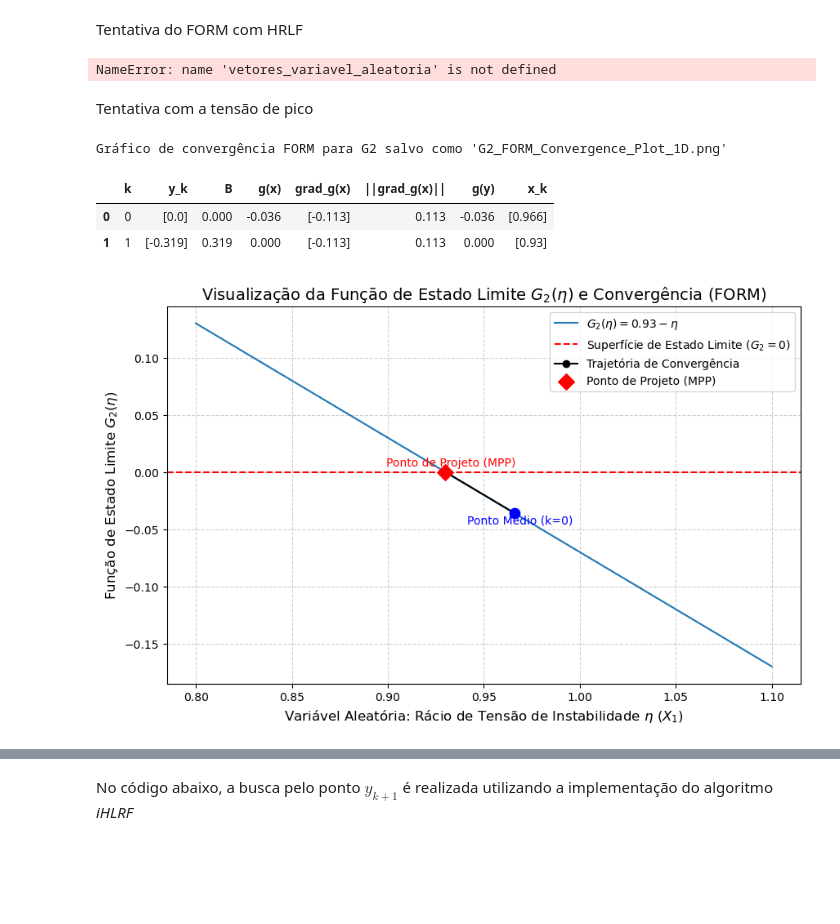
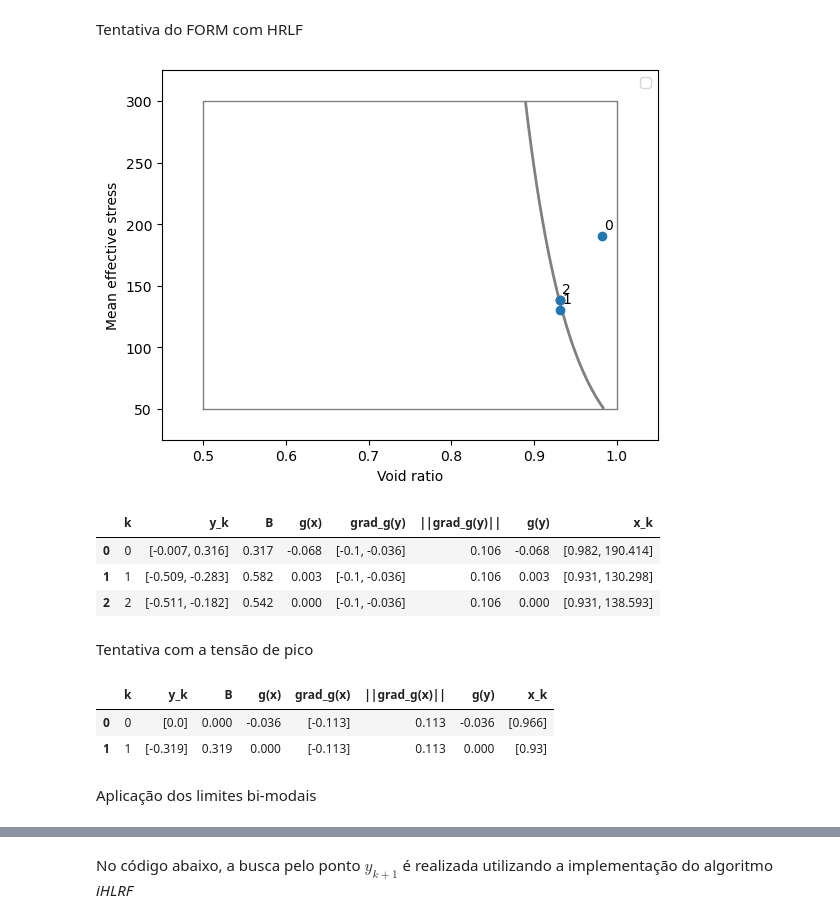
Before and after one commit to Gabrielsssilverio/Confiabilidade, a Jupyter notebook: Artigo.ipynb, the cells around one changed output, grey strips where cells are left out. Saved outputs shown, nothing was run; the diff lists cells and outputs as text; code cells hidden in the pictures; blank space fills up the shorter version.

```diff
--- a/Artigo.ipynb
+++ b/Artigo.ipynb
@@ -771,9 +771,9 @@ import pandas as pd
 import matplotlib.pyplot as plt
 
 # Equação do estado limite g(X)
-X1,X2 = sp.symbols('X1 X2')
-vetor_simbolico_x = [X1, X2]
-g_sym_function = -X1 + (1.242 - (0.053 * sp.log(X2))) - 0.05
+e,p = sp.symbols('e p')
+vetor_simbolico_x = [e, p]
+g_sym_function = -e + (1.242 - (0.053 * sp.log(p))) - 0.05
 
 def g_fun_numerica(x: np.ndarray) -> float:
     return -x[0] + (1.242 - (0.053 * np.log(x[1]))) - 0.05
@@ -785,13 +785,13 @@ def g_y_simbolico_fun (vetor_x_simbolico):
     return  -vetor_x_simbolico[0] + (1.242 - (0.053 * sp.log(vetor_x_simbolico[1]))) - 0.05
 
 # Descrição das variáveis aleatórias
-X1 = variavel_aleatoria(distribuicao='normal', nome='Indices_vazio', simbolo='X1')
-X1.conjunto_parametros(0.982, 0.1)
+e = variavel_aleatoria(distribuicao='normal', nome='Indices_vazio', simbolo='e')
+e.conjunto_parametros(0.982, 0.1)
 
-X2 = variavel_aleatoria(distribuicao='lognormal', nome='Mean_effective_stess', simbolo='X2')
-X2.calculo_parametros(190.414, 133.678)
+p = variavel_aleatoria(distribuicao='lognormal', nome='Mean_effective_stess', simbolo='p')
+p.calculo_parametros(190.414, 133.678)
 
-vetor_va = [X1, X2]
+vetor_va = [e, p]
 
 # Montagem das matrizes de observações e correlações
 matriz_dummy_obs = np.zeros((2, 2)) # Matriz das observações para iniciar o algoritmo
@@ -812,8 +812,8 @@ x_start = np.array([0.982, 190.414])
 ponto_projeto_obj = Ponto_projeto_HRLF(vx_obj, g_fun_numerica, vetor_simbolico_y, g_y_simbolico_fun, g_sym_function, vetor_simbolico_x, x_start, max_iter=200)
 
 # Resultado da iteração
-resultado_iteração = ponto_projeto_obj.execution()
-dados_arredondados = [[np.round(x, 3) for x in linha] for linha in resultado_iteração]
+resultado_iteração_g1 = ponto_projeto_obj.execution()
+dados_arredondados = [[np.round(x, 3) for x in linha] for linha in resultado_iteração_g1]
 
 # Montagem da tabela
 tabela = pd.DataFrame(dados_arredondados, columns=['k', 'y_k', 'B', 'g(x)', 'grad_g(y)', '||grad_g(y)||', 'g(y)', 'x_k' ])
@@ -844,34 +844,39 @@ for i in range(num_points):
     for j in range(num_points):
         x_point = np.array([X_mesh_1[i, j], X_mesh_2[i, j]])
         G_values[i, j] = g_fun_numerica(x_point)
 
 # Contorno dos valores possíveis
 plt.plot([X1_min, X1_max, X1_max, X1_min, X1_min],
          [X2_min, X2_min, X2_max, X2_max, X2_min],
          color='gray', linestyle='-', linewidth=1)
 
 # Plot de g(X)
 plt.contour(X_mesh_1, X_mesh_2, G_values, levels=[0], colors='gray', linestyles='-', linewidths=2, label='g(X)=0')
 
 # Trajetória de convergência
 plt.plot(X1_coords, X2_coords, marker='o',linestyle='', color='tab:blue')
 plt.scatter(X1_coords.iloc[-1], X2_coords.iloc[-1], color='red', marker='o')
 
 # Anotações dos pontos
 for k, (x1, x2) in enumerate(zip(X1_coords, X2_coords)):
     plt.annotate(str(k), (x1, x2), textcoords="offset points", xytext=(5,5), ha='center')
 
 # Ajusta os limites do eixo para cobrir o domínio e um pouco mais
 plt.xlim(X1_min - 0.1*(X1_max-X1_min), X1_max + 0.1*(X1_max-X1_min))
 plt.ylim(X2_min - 0.1*(X2_max-X2_min), X2_max + 0.1*(X2_max-X2_min))
 
 plt.xlabel('Void ratio')
 plt.ylabel('Mean effective stress')
 plt.legend()
 plt.show()
+
 tabela
 # %% [output]
-NameError: name 'vetores_variavel_aleatoria' is not defined
+[figure, added]
+|  | k | y_k | B | g(x) | grad_g(y) | ||grad_g(y)|| | g(y) | x_k |
+| 0 | 0 | [-0.007, 0.316] | 0.317 | -0.068 | [-0.1, -0.036] | 0.106 | -0.068 | [0.982, 190.414] |
+| 1 | 1 | [-0.509, -0.283] | 0.582 | 0.003 | [-0.1, -0.036] | 0.106 | 0.003 | [0.931, 130.298] |
+| 2 | 2 | [-0.511, -0.182] | 0.542 | 0.000 | [-0.1, -0.036] | 0.106 | 0.000 | [0.931, 138.593] |
 # %% [markdown]
 Tentativa com a tensão de pico
 # %%
@@ -881,27 +886,27 @@ import pandas as pd
 import matplotlib.pyplot as plt
 
 # Equação do estado limite g(X)
-X1 = sp.symbols('X1')
-vetor_simbolico_x = [X1]
-g_sym_function = -X1 + 0.93
+p = sp.symbols('p')
+vetor_simbolico_x = [p]
+g_sym_function = -((0.0022 * p) + 0.6767) + 0.93
 
 def g_fun_numerica(x: np.ndarray) -> float:
-    return -x[0] + 0.93
+    return -((0.0022 * x[0]) + 0.6767) + 0.93
 
 # Transformação X -> Y da equação de estado-limite g(X)
 Y1 = sp.symbols('Y1')
 vetor_simbolico_y = [Y1]
 def g_y_simbolico_fun (vetor_x_simbolico):
-    return  -vetor_x_simbolico[0] + 0.93
+    return  -((0.0022 * vetor_x_simbolico[0]) + 0.6767) + 0.93
 
 # Descrição das variáveis aleatórias
-X1 = variavel_aleatoria(distribuicao='normal', nome='Indices_vazio', simbolo='X1')
-X1.conjunto_parametros(0.966, 0.113)
+p = variavel_aleatoria(distribuicao='normal', nome='Mean_effective_stress', simbolo='p')
+p.conjunto_parametros(190.414, 133.678)
 
-vetor_va = [X1]
+vetor_va = [p]
 
 # Montagem das matrizes de observações e correlações
-matriz_dummy_obs = np.zeros((1, 1)) # Matriz das observações para iniciar o algoritmo
+matriz_dummy_obs = np.zeros((1)) # Matriz das observações para iniciar o algoritmo
 
 Rx_entrada = np.array([
     [1.0],
@@ -914,16 +919,17 @@ Rz = vx_obj.matriz_correlacao_nataf() # Garante que Cz é calculado (Cz = Rx = I
 J_yz, J_zy = vx_obj.decomposicao_cholesky()
 
 # Ponto inicial (ponto médio)
-x_start = np.array([0.966])
+x_start = np.array([190.414])
 ponto_projeto_obj = Ponto_projeto_HRLF(vx_obj, g_fun_numerica, vetor_simbolico_y, g_y_simbolico_fun, g_sym_function, vetor_simbolico_x, x_start, max_iter=200)
 
 # Resultado da iteração
-resultado_iteração = ponto_projeto_obj.execution()
+resultado_iteração_g2 = ponto_projeto_obj.execution()
 dados_arredondados = [[np.round(x, 3) for x in linha] for linha in resultado_iteração]
 
 # Montagem da tabela
 tabela = pd.DataFrame(dados_arredondados, columns=['k', 'y_k', 'B', 'g(x)', 'grad_g(x)', '||grad_g(x)||', 'g(y)', 'x_k' ])
 
+'''
 # Extração da coordenada X1 (eta)
 coluna_vetor_x = tabela['x_k']
 X1_coords = coluna_vetor_x.apply(lambda vec: vec[0]) # X1_coords é uma Series de shape (2,)
@@ -937,13 +943,13 @@ G_coords = 0.93 - X1_coords
 # --- 3. PLOTAGEM 1D (G2 vs X1) ---
 
 # Dominio a ser aplicado à g(X)
-X1_min = 0.8
-X1_max = 1.1
+X1_min = 50.0
+X1_max = 300.0
 num_points = 100
 X1_plot = np.linspace(X1_min, X1_max, num_points)
 
 # Calculo de g(X) para o plot
-G_values_plot = 0.93 - X1_plot
+G_values_plot = 0.93 - (X1_plot * 0.022) + 0.6767
 
 # Inicia a figura
 plt.figure(figsize=(10, 6))
@@ -973,14 +979,6 @@ plt.title('Visualização da Função de Estado Limite $G_2(\\eta)$ e Convergên
 plt.grid(True, linestyle='--', alpha=0.6)
 plt.legend(loc='upper right')
 
-# Salva o gráfico
-plt.savefig('G2_FORM_Convergence_Plot_1D.png')
-print("Gráfico de convergência FORM para G2 salvo como 'G2_FORM_Convergence_Plot_1D.png'")
-
-
-
-
-'''
 # Pega os valores de x_k
 coluna_vetor_x = tabela['x_k']
 X1_coords = coluna_vetor_x.apply(lambda vec: vec[0]) # Pega a 1ª componente (razão q/p')
@@ -1020,9 +1018,7 @@ plt.ylabel('Função de Estado Limite $G_2(\\eta)$', fontsize=12)
 plt.title('Visualização da Função de Estado Limite $G_2(\\eta)$ e Convergência (FORM)', fontsize=14)
 plt.grid(True, linestyle='--', alpha=0.6)
 plt.legend(loc='upper right')
-'''
 
-'''
 #Plot
 # Vetor com os valores de das variáveis
 coluna_vetor_x = tabela['x_k']
@@ -1076,10 +1072,11 @@ plt.show()
 
 tabela
 '''
+
 tabela
 # %% [output]
-Gráfico de convergência FORM para G2 salvo como 'G2_FORM_Convergence_Plot_1D.png'
 |  | k | y_k | B | g(x) | grad_g(x) | ||grad_g(x)|| | g(y) | x_k |
 | 0 | 0 | [0.0] | 0.000 | -0.036 | [-0.113] | 0.113 | -0.036 | [0.966] |
 | 1 | 1 | [-0.319] | 0.319 | 0.000 | [-0.113] | 0.113 | 0.000 | [0.93] |
-[figure, removed]
+# %% [markdown]
+Aplicação dos limites bi-modais
```
Also changed, not shown: parts of 7 cells of this notebook, 1 other file.
